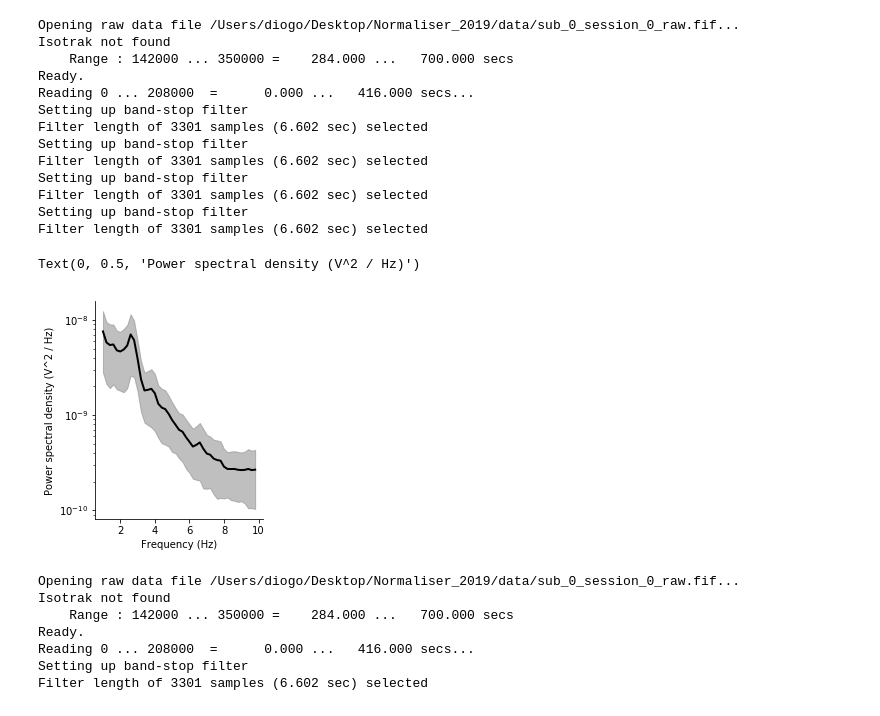
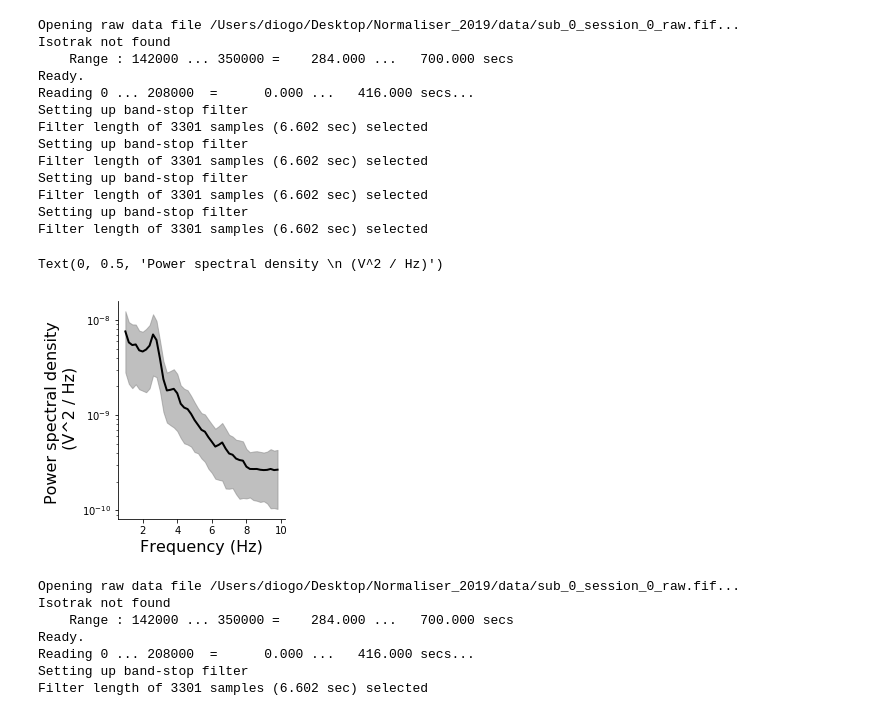
Before and after one commit to DiogoSantosPata/normaliser, a Jupyter notebook: V2_Analisys.ipynb, the cells around one changed output. Drawn from its saved outputs; the diff is of its cells as text; code cells hidden in the pictures.

Commit message:
added single sub plots and some supplementary material

```diff
--- a/V2_Analisys.ipynb
+++ b/V2_Analisys.ipynb
@@ -106,7 +108,7 @@ def hilbert_transform_get_component(tmp_lfp_notch, fs, low_amp_freq,high_amp_fre
     if component == 'phase':
 
         raw_band = raw.copy()
-        raw_band.filter(low_amp_freq,high_amp_freq, l_trans_bandwidth=2., h_trans_bandwidth=2., fir_design='firwin')
+        raw_band.filter(low_amp_freq,high_amp_freq, l_trans_bandwidth=2., h_trans_bandwidth=2., fir_design='firwin', verbose=False)
         raw_hilb = raw_band.copy()
         hilb_picks = mne.pick_types(raw_band.info, meg=False, eeg=True)
         raw_hilb.apply_hilbert(hilb_picks)
@@ -118,7 +120,7 @@ def hilbert_transform_get_component(tmp_lfp_notch, fs, low_amp_freq,high_amp_fre
 
 
         raw_band = raw.copy()
-        raw_band.filter(low_amp_freq,high_amp_freq, l_trans_bandwidth=2., h_trans_bandwidth=2., fir_design='firwin')
+        raw_band.filter(low_amp_freq,high_amp_freq, l_trans_bandwidth=2., h_trans_bandwidth=2., fir_design='firwin', verbose=False)
         raw_hilb = raw_band.copy()
         hilb_picks = mne.pick_types(raw_band.info, meg=False, eeg=True)
         raw_hilb.apply_hilbert(hilb_picks)
@@ -756,26 +763,25 @@ Filter length of 3301 samples (6.602 sec) selected
 # %%
 # plt.figure(figsize=(8, 4))
 fig = plt.figure()
 ax = fig.add_subplot(111)
 fig.set_figheight(4)
 fig.set_figwidth(3)
+fig.set_facecolor('white')
 
 
-# sns.set(font_scale=1.2, style='white')
 plt.semilogy(freqs[fmin_idx:fmax_idx], mean_psd[fmin_idx:fmax_idx], color='k', lw=2)
 plt.fill_between(freqs[fmin_idx:fmax_idx], mean_psd[fmin_idx:fmax_idx]-sem_psd[fmin_idx:fmax_idx],
                                            mean_psd[fmin_idx:fmax_idx]+sem_psd[fmin_idx:fmax_idx],alpha=0.5, color='grey')
 
 
 ax.spines['right'].set_visible(False)
 ax.spines['top'].set_visible(False)
 
-plt.xlabel('Frequency (Hz)')
-plt.ylabel('Power spectral density (V^2 / Hz)')
-# sns.despine()
+plt.xlabel('Frequency (Hz)', fontsize=16)
+plt.ylabel('Power spectral density \n (V^2 / Hz)', fontsize=16)
 # %% [output]
-Text(0, 0.5, 'Power spectral density (V^2 / Hz)')
+Text(0, 0.5, 'Power spectral density \n (V^2 / Hz)')
-[figure, old version]
+[figure, new version]
 # %%
 win = 5. * raw.info['sfreq']
 fmin=1
```
Also changed, not shown: parts of 31 cells of this notebook.
